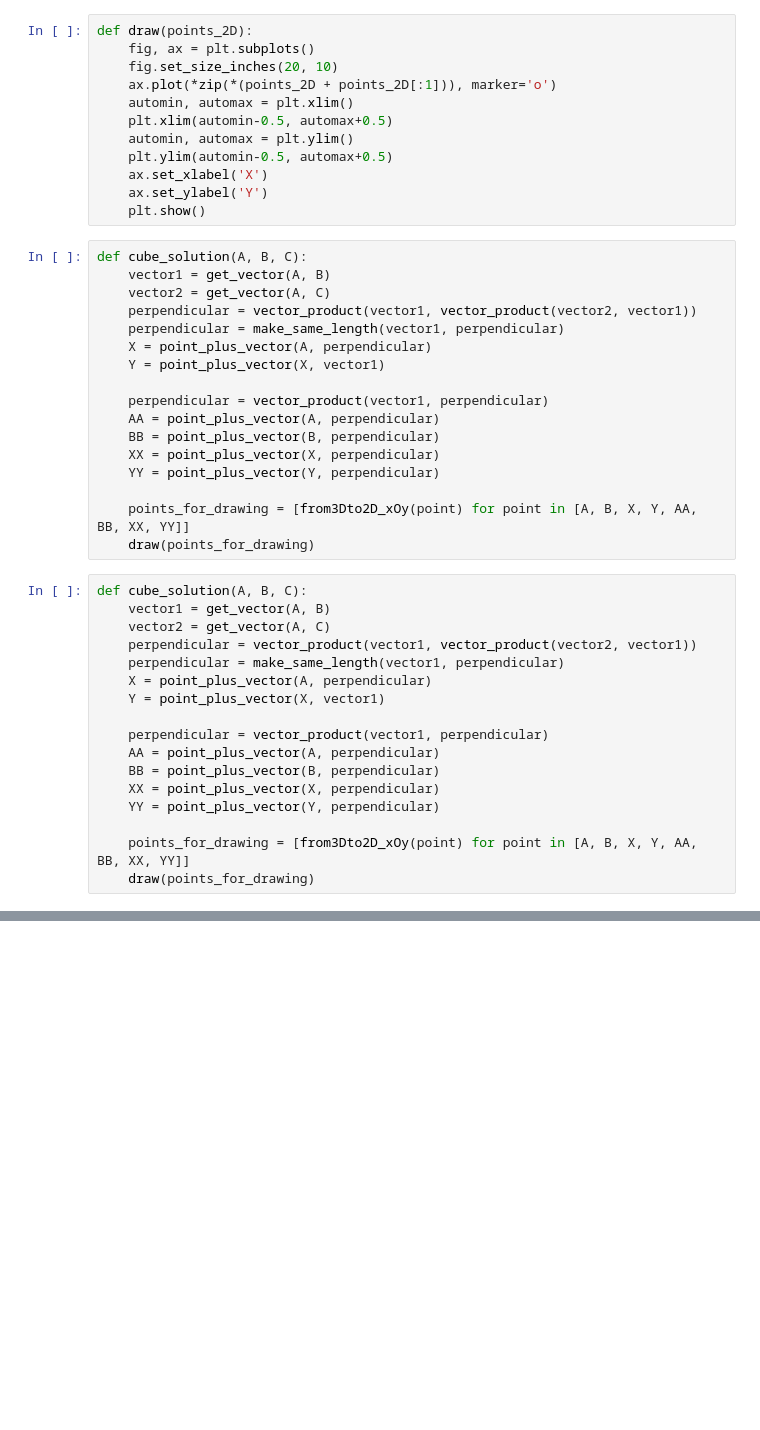
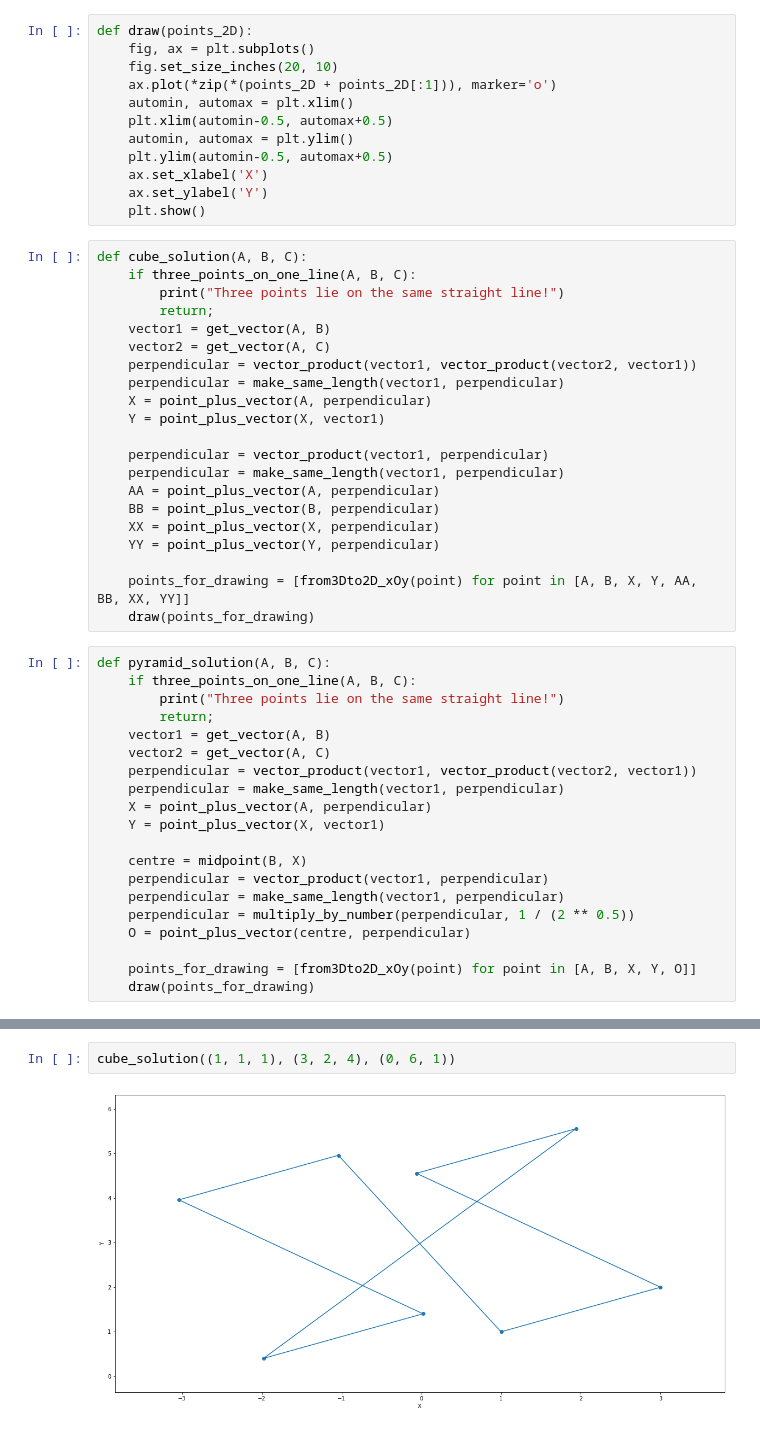
Before and after one commit to Danila-Pechenev/GeometryProject, a Jupyter notebook: Solution.ipynb, the cells around one changed output, grey strips where cells are left out. Saved outputs shown, nothing was run; the diff lists cells and outputs as text; blank space fills up the shorter version.

```diff
--- a/Solution.ipynb
+++ b/Solution.ipynb
@@ -75,6 +75,9 @@ def draw(points_2D):
     plt.show()
 # %%
 def cube_solution(A, B, C):
+    if three_points_on_one_line(A, B, C):
+        print("Three points lie on the same straight line!")
+        return;
     vector1 = get_vector(A, B)
     vector2 = get_vector(A, C)
     perpendicular = vector_product(vector1, vector_product(vector2, vector1))
@@ -83,6 +86,7 @@ def cube_solution(A, B, C):
     Y = point_plus_vector(X, vector1)
 
     perpendicular = vector_product(vector1, perpendicular)
+    perpendicular = make_same_length(vector1, perpendicular)
     AA = point_plus_vector(A, perpendicular)
     BB = point_plus_vector(B, perpendicular)
     XX = point_plus_vector(X, perpendicular)
@@ -91,7 +95,10 @@ def cube_solution(A, B, C):
     points_for_drawing = [from3Dto2D_xOy(point) for point in [A, B, X, Y, AA, BB, XX, YY]]
     draw(points_for_drawing)
 # %%
-def cube_solution(A, B, C):
+def pyramid_solution(A, B, C):
+    if three_points_on_one_line(A, B, C):
+        print("Three points lie on the same straight line!")
+        return;
     vector1 = get_vector(A, B)
     vector2 = get_vector(A, C)
     perpendicular = vector_product(vector1, vector_product(vector2, vector1))
@@ -99,11 +106,11 @@ def cube_solution(A, B, C):
     X = point_plus_vector(A, perpendicular)
     Y = point_plus_vector(X, vector1)
 
+    centre = midpoint(B, X)
     perpendicular = vector_product(vector1, perpendicular)
-    AA = point_plus_vector(A, perpendicular)
-    BB = point_plus_vector(B, perpendicular)
-    XX = point_plus_vector(X, perpendicular)
-    YY = point_plus_vector(Y, perpendicular)
+    perpendicular = make_same_length(vector1, perpendicular)
+    perpendicular = multiply_by_number(perpendicular, 1 / (2 ** 0.5))
+    O = point_plus_vector(centre, perpendicular)
 
-    points_for_drawing = [from3Dto2D_xOy(point) for point in [A, B, X, Y, AA, BB, XX, YY]]
+    points_for_drawing = [from3Dto2D_xOy(point) for point in [A, B, X, Y, O]]
     draw(points_for_drawing)
@@ -109,0 +139,4 @@ def cube_solution(A, B, C):
+# %%
+cube_solution((1, 1, 1), (3, 2, 4), (0, 6, 1))
+# %% [output]
+[figure, added]
```
Also changed, not shown: parts of 4 cells of this notebook.
